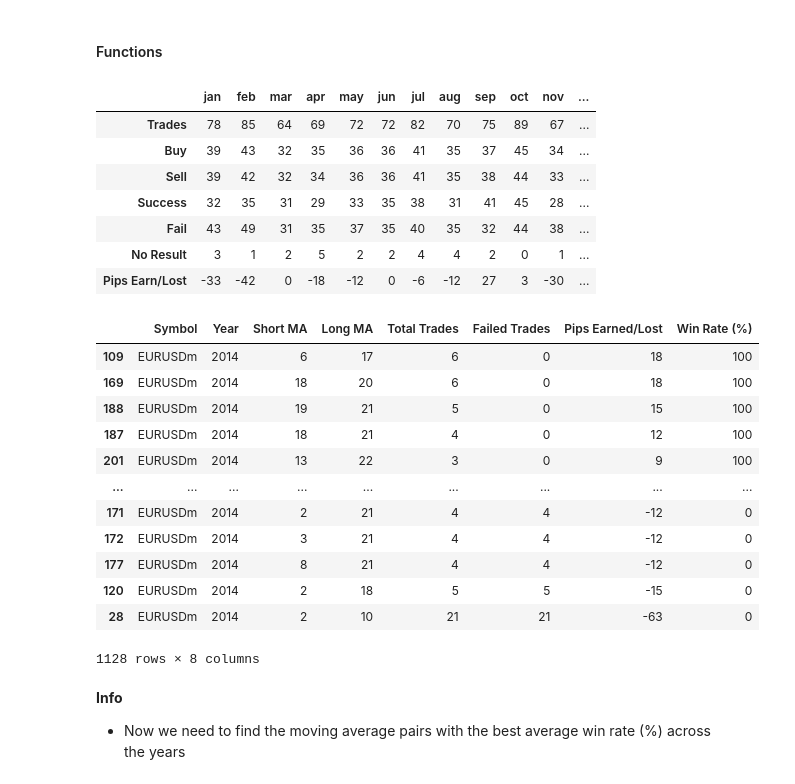
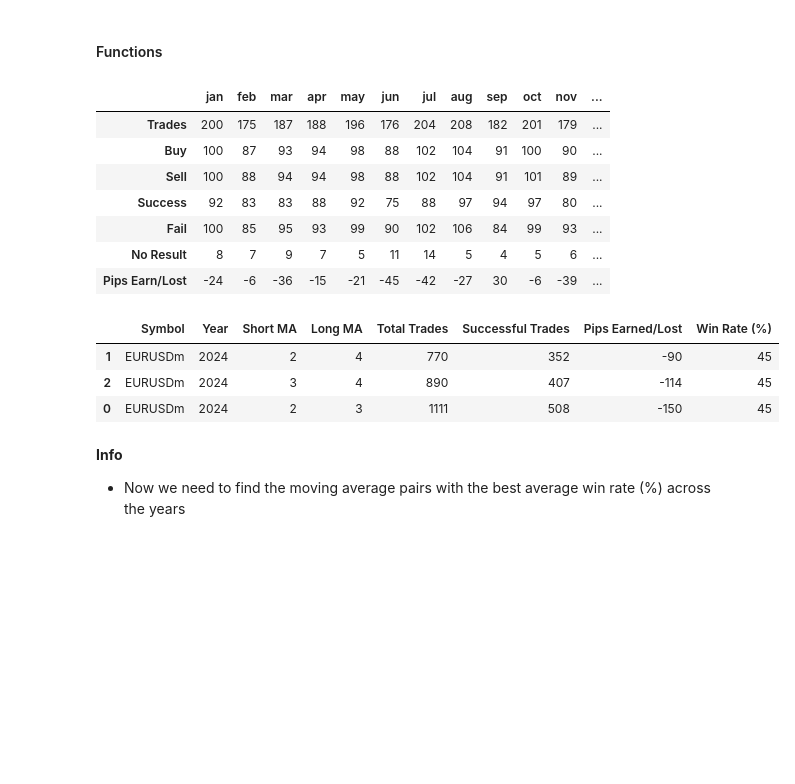
Before and after one commit to Kwamena-A-Yamoah/Forex_Trading_Bot_and_Analysis, a Jupyter notebook: backtest/ma_1 EURUSDm.ipynb, the cells around one changed output. Cells and saved outputs as stored; diff of their text form; code cells hidden in the pictures; blank space fills up the shorter version.

Commit message:
Edit to EURUSDm backtest

```diff
--- a/backtest/ma_1 EURUSDm.ipynb
+++ b/backtest/ma_1 EURUSDm.ipynb
@@ -704,8 +704,8 @@ def best_moving_averages(symbol, timeframe, year):
         pd.DataFrame: A sorted DataFrame of the results.
     """
     # Define the ranges for short and long moving averages
-    ma_short_range = range(2, 50)
-    ma_long_range = range(2, 50)
+    ma_short_range = range(2, 5)
+    ma_long_range = range(2, 5)
 
     # Initialize an empty list to store results
     results = []
@@ -715,13 +715,16 @@ def best_moving_averages(symbol, timeframe, year):
             if short >= long:  # Ensure short MA is less than long MA
                 continue
 
-            result = backtest_multiple_months(symbol, timeframe, year, short, long)
-            yr_pip_sum = result.iloc[6].sum()
-            yr_total_trades = result.iloc[0].sum()
-            yr_successful_trades = result.iloc[3].sum()
-            yr_failed_trades = result.iloc[4].sum()
-            if yr_successful_trades > 0:
-                yr_win_rate = int((yr_successful_trades / yr_total_trades) * 100)
+            bmm = backtest_multiple_months(symbol, timeframe, year, short, long)
+            total_trade = bmm.iloc[0].sum()
+            buy_trades = bmm.iloc[1].sum()
+            sell_trades = bmm.iloc[2].sum()
+            successful_trades = bmm.iloc[3].sum()
+            failed_trades = bmm.iloc[4].sum()
+            no_result_trades = bmm.iloc[5].sum()
+            pip_sum = bmm.iloc[6].sum()
+            if successful_trades > 0:
+                yr_win_rate = int((successful_trades / total_trade) * 100)
             else:
                 yr_win_rate = 0
 
@@ -731,9 +734,9 @@ def best_moving_averages(symbol, timeframe, year):
                 "Year": year,
                 "Short MA": short,
                 "Long MA": long,
-                "Total Trades": yr_total_trades,
-                "Failed Trades": yr_failed_trades,
-                "Pips Earned/Lost": yr_pip_sum,
+                "Total Trades": total_trade,
+                "Successful Trades": successful_trades,
+                "Pips Earned/Lost": pip_sum,
                 "Win Rate (%)": yr_win_rate
             })
 
@@ -751,35 +754,27 @@ def best_moving_averages(symbol, timeframe, year):
 symbol = "EURUSDm"
 timeframe = mt5.TIMEFRAME_H1
 
-backtest_multiple_months(symbol,timeframe,2024,12,13)
+x= backtest_multiple_months(symbol,timeframe,2024,2,3)
+x
 # %% [output]
 |  | jan | feb | mar | apr | may | jun | jul | aug | sep | oct | nov | ... |
-| Trades | 78 | 85 | 64 | 69 | 72 | 72 | 82 | 70 | 75 | 89 | 67 | ... |
-| Buy | 39 | 43 | 32 | 35 | 36 | 36 | 41 | 35 | 37 | 45 | 34 | ... |
-| Sell | 39 | 42 | 32 | 34 | 36 | 36 | 41 | 35 | 38 | 44 | 33 | ... |
-| Success | 32 | 35 | 31 | 29 | 33 | 35 | 38 | 31 | 41 | 45 | 28 | ... |
-| Fail | 43 | 49 | 31 | 35 | 37 | 35 | 40 | 35 | 32 | 44 | 38 | ... |
-| No Result | 3 | 1 | 2 | 5 | 2 | 2 | 4 | 4 | 2 | 0 | 1 | ... |
-| Pips Earn/Lost | -33 | -42 | 0 | -18 | -12 | 0 | -6 | -12 | 27 | 3 | -30 | ... |
+| Trades | 200 | 175 | 187 | 188 | 196 | 176 | 204 | 208 | 182 | 201 | 179 | ... |
+| Buy | 100 | 87 | 93 | 94 | 98 | 88 | 102 | 104 | 91 | 100 | 90 | ... |
+| Sell | 100 | 88 | 94 | 94 | 98 | 88 | 102 | 104 | 91 | 101 | 89 | ... |
+| Success | 92 | 83 | 83 | 88 | 92 | 75 | 88 | 97 | 94 | 97 | 80 | ... |
+| Fail | 100 | 85 | 95 | 93 | 99 | 90 | 102 | 106 | 84 | 99 | 93 | ... |
+| No Result | 8 | 7 | 9 | 7 | 5 | 11 | 14 | 5 | 4 | 5 | 6 | ... |
+| Pips Earn/Lost | -24 | -6 | -36 | -15 | -21 | -45 | -42 | -27 | 30 | -6 | -39 | ... |
 # %%
 symbol = "EURUSDm"
-timeframe = mt5.TIMEFRAME_H1
-bma_2014= best_moving_averages(symbol, timeframe, 2014)
-bma_2014
+timeframe = mt5.TIMEFRAME_H2
+bma_2024= best_moving_averages(symbol, timeframe, 2024)
+bma_2024
 # %% [output]
-|  | Symbol | Year | Short MA | Long MA | Total Trades | Failed Trades | Pips Earned/Lost | Win Rate (%) |
-| 109 | EURUSDm | 2014 | 6 | 17 | 6 | 0 | 18 | 100 |
-| 169 | EURUSDm | 2014 | 18 | 20 | 6 | 0 | 18 | 100 |
-| 188 | EURUSDm | 2014 | 19 | 21 | 5 | 0 | 15 | 100 |
-| 187 | EURUSDm | 2014 | 18 | 21 | 4 | 0 | 12 | 100 |
-| 201 | EURUSDm | 2014 | 13 | 22 | 3 | 0 | 9 | 100 |
-| ... | ... | ... | ... | ... | ... | ... | ... | ... |
-| 171 | EURUSDm | 2014 | 2 | 21 | 4 | 4 | -12 | 0 |
-| 172 | EURUSDm | 2014 | 3 | 21 | 4 | 4 | -12 | 0 |
-| 177 | EURUSDm | 2014 | 8 | 21 | 4 | 4 | -12 | 0 |
-| 120 | EURUSDm | 2014 | 2 | 18 | 5 | 5 | -15 | 0 |
-| 28 | EURUSDm | 2014 | 2 | 10 | 21 | 21 | -63 | 0 |
+|  | Symbol | Year | Short MA | Long MA | Total Trades | Successful Trades | Pips Earned/Lost | Win Rate (%) |
+| 1 | EURUSDm | 2024 | 2 | 4 | 770 | 352 | -90 | 45 |
+| 2 | EURUSDm | 2024 | 3 | 4 | 890 | 407 | -114 | 45 |
+| 0 | EURUSDm | 2024 | 2 | 3 | 1111 | 508 | -150 | 45 |
-1128 rows × 8 columns
 # %% [markdown]
 __Info__
 - Now we need to find the moving average pairs with the best average win rate (%) across the years
```
Also changed, not shown: parts of 1 cell of this notebook.
